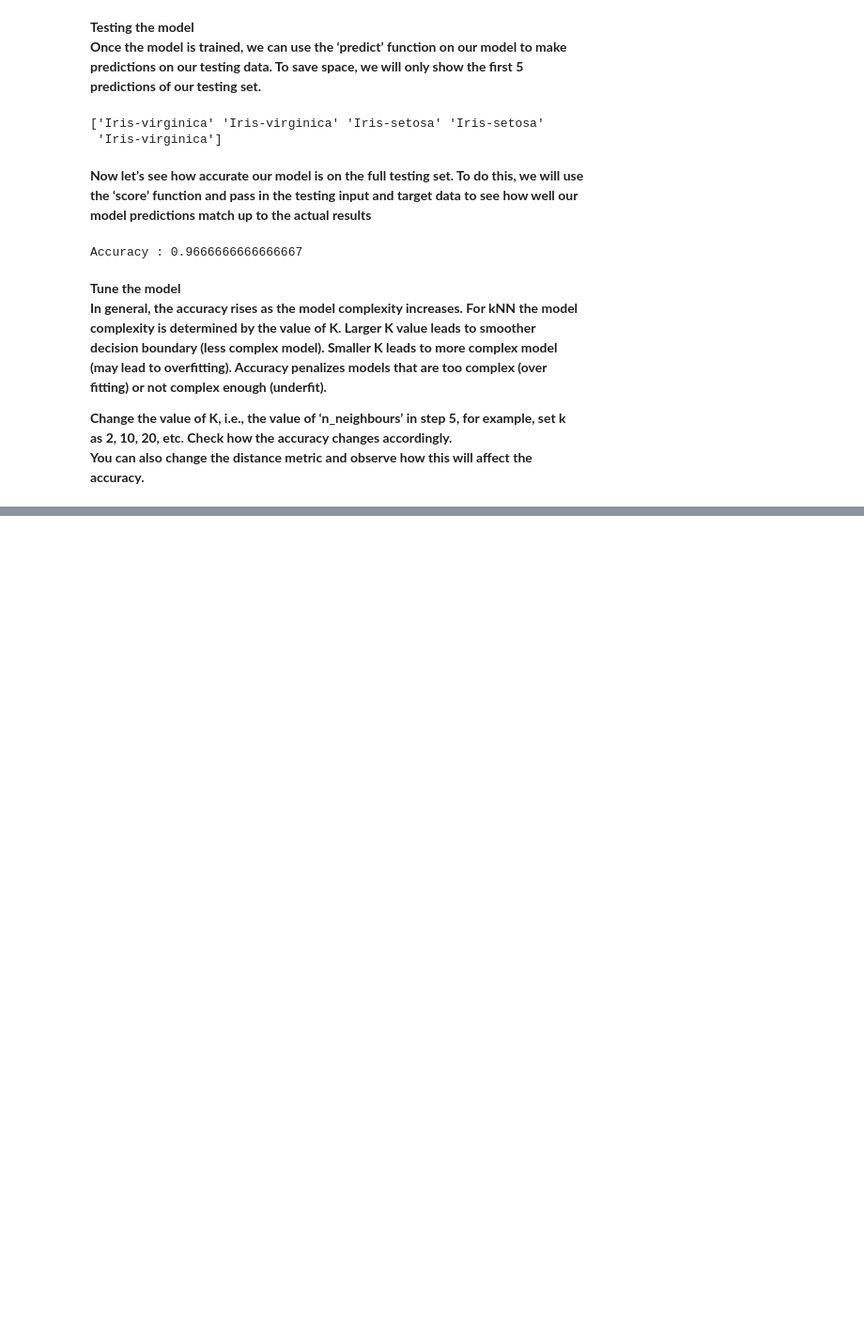
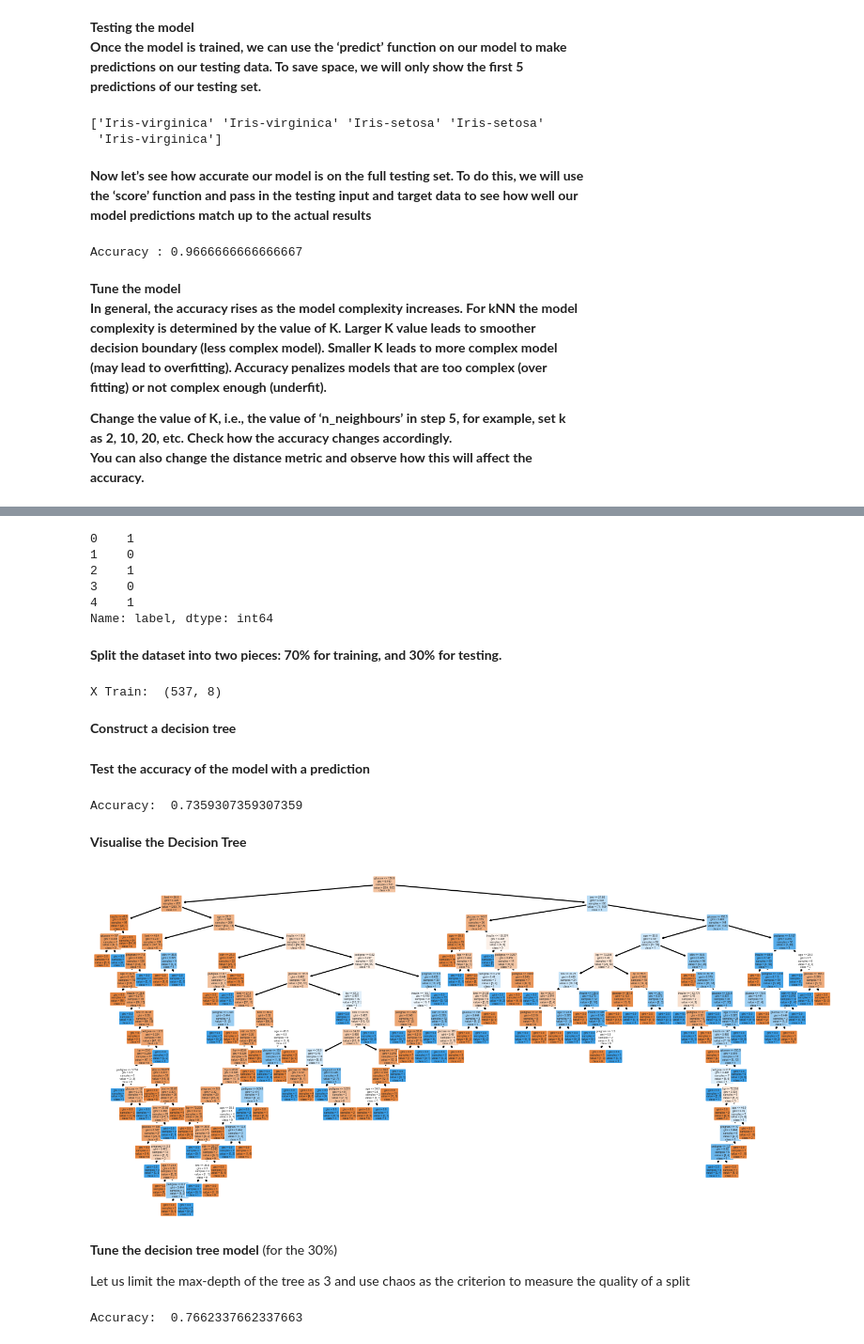
Before and after one commit to JamesDoak/BigDataLabs, a Jupyter notebook: Lab08/Jupyter_Notebook/Lab8Book.ipynb, the cells around one changed output, grey strips where cells are left out. Shown at 94% size. Saved outputs shown, nothing was run; the diff lists cells and outputs as text; code cells hidden in the pictures; blank space fills up the shorter version.

```diff
--- a/Lab08/Jupyter_Notebook/Lab8Book.ipynb
+++ b/Lab08/Jupyter_Notebook/Lab8Book.ipynb
@@ -171,0 +353,3 @@ accuracy.**
+# %%
+X = df2.drop(['label'], axis=1)
+X.head()
@@ -171,0 +363,74 @@ accuracy.**
+# %%
+#separate the target variable
+y = df2.label
+print(y[0:5])
+# %% [output]
+0    1
+1    0
+2    1
+3    0
+4    1
+Name: label, dtype: int64
+# %% [markdown]
+**Split the dataset into two pieces: 70% for training, and 30% for testing.**
+# %%
+X_train, x_Vali_test, y_train, y_Vali_test = train_test_split(X, y,
+                                                test_size=0.3, random_state=1)
+
+print("X Train: ", X_train.shape)
+# %% [output]
+X Train:  (537, 8)
+# %% [markdown]
+**Construct a decision tree**
+# %%
+#Create the decision tree classifier object
+clf = DecisionTreeClassifier()
+#Train the decision tree classifier
+clf = clf.fit(X_train, y_train)
+# %% [markdown]
+**Test the accuracy of the model with a prediction**
+# %%
+#predict the response for test dataset
+y_pred = clf.predict(x_Vali_test)
+#model accuracy
+print("Accuracy: ",metrics.accuracy_score(y_Vali_test, y_pred))
+# %% [output]
+Accuracy:  0.7359307359307359
+# %% [markdown]
+**Visualise the Decision Tree**
+# %%
+from sklearn.tree import plot_tree
+import matplotlib.pyplot as plt
+
+feature_cols = ['pregnant','glucose','bp','skin','insulin','bmi','pedigree','age']
+
+plt.figure(figsize=(25,12))
+a = plot_tree(clf,
+                feature_names=feature_cols,
+                class_names=['0','1'],
+                filled=True,
+                rounded=True,
+                fontsize=5
+)
+for o in a:
+    arrow = o.arrow_patch
+    if arrow is not None:
+        arrow.set_edgecolor('black')
+        arrow.set_linewidth(2)
+# %% [output]
+[figure, added]
+# %% [markdown]
+**Tune the decision tree model** (for the 30%)
+
+Let us limit the max-depth of the tree as 3 and use chaos as the criterion to measure the quality of a split
+# %%
+#Create a decision tree classifier object
+clf_02 = DecisionTreeClassifier(criterion="entropy", max_depth=3)
+#train the classifier
+clf_02 = clf_02.fit(X_train, y_train)
+#preddict the response of the test dataset
+y_pred = clf_02.predict(x_Vali_test)
+#model accuracy
+print("Accuracy: ", metrics.accuracy_score(y_Vali_test, y_pred))
+# %% [output]
+Accuracy:  0.7662337662337663
```
Also changed, not shown: parts of 25 cells of this notebook, 2 other files.
